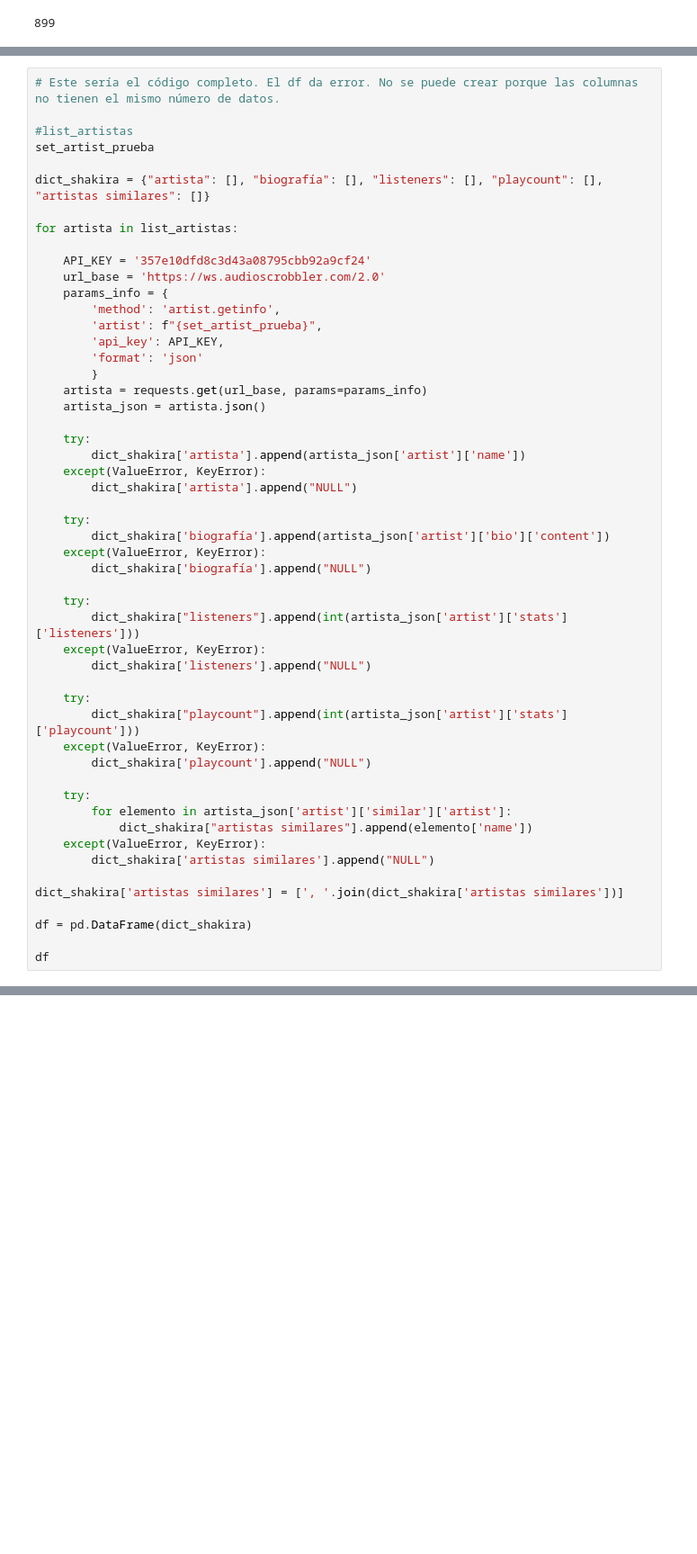
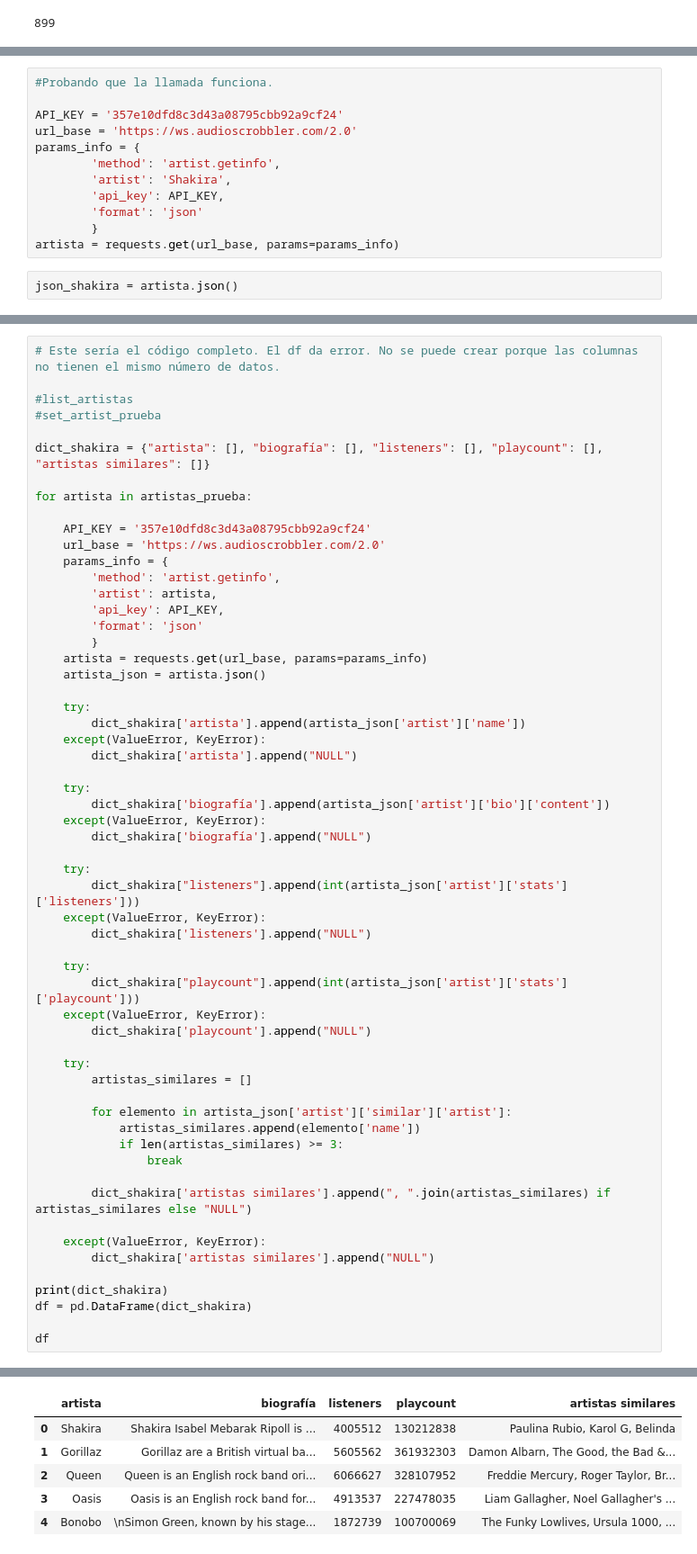
Before and after one commit to mpenacasares/equipo-2-musicStream-data-promoK, a Jupyter notebook: notebooks/pruebas_fiona_extracción_lastfm.ipynb, the cells around one changed output, grey strips where cells are left out. Shown at 90% size. Drawn from its saved outputs; the diff is of its cells as text; blank space fills up the shorter version.

Commit message:
Actualizaciones DF funcionando con llamada a API

```diff
--- a/notebooks/pruebas_fiona_extracción_lastfm.ipynb
+++ b/notebooks/pruebas_fiona_extracción_lastfm.ipynb
@@ -164,0 +164,14 @@ CÓDIGO HASTA AHORA - NEXT STEP: BUSCAR SOLUCION AL DATA FRAME
+# %%
+#Probando que la llamada funciona.
+
+API_KEY = '357e10dfd8c3d43a08795cbb92a9cf24'
+url_base = 'https://ws.audioscrobbler.com/2.0'
+params_info = {
+        'method': 'artist.getinfo',
+        'artist': 'Shakira',
+        'api_key': API_KEY,
+        'format': 'json'
+        }
+artista = requests.get(url_base, params=params_info)
+# %%
+json_shakira = artista.json()
@@ -166,17 +222,17 @@ CÓDIGO HASTA AHORA - NEXT STEP: BUSCAR SOLUCION AL DATA FRAME
 # Este sería el código completo. El df da error. No se puede crear porque las columnas no tienen el mismo número de datos.
 
 #list_artistas
-set_artist_prueba
+#set_artist_prueba
 
 dict_shakira = {"artista": [], "biografía": [], "listeners": [], "playcount": [], "artistas similares": []}
 
-for artista in list_artistas:
+for artista in artistas_prueba:
 
     API_KEY = '357e10dfd8c3d43a08795cbb92a9cf24'
     url_base = 'https://ws.audioscrobbler.com/2.0'
     params_info = {
         'method': 'artist.getinfo',
-        'artist': f"{set_artist_prueba}",
+        'artist': artista,
         'api_key': API_KEY,
         'format': 'json'
         }
@@ -204,13 +260,19 @@ for artista in list_artistas:
         dict_shakira['playcount'].append("NULL")
 
     try:
+        artistas_similares = []
+
         for elemento in artista_json['artist']['similar']['artist']:
-            dict_shakira["artistas similares"].append(elemento['name'])
+            artistas_similares.append(elemento['name'])
+            if len(artistas_similares) >= 3:
+                break
+
+        dict_shakira['artistas similares'].append(", ".join(artistas_similares) if artistas_similares else "NULL")
+
     except(ValueError, KeyError):
         dict_shakira['artistas similares'].append("NULL")
 
-dict_shakira['artistas similares'] = [', '.join(dict_shakira['artistas similares'])]
-
+print(dict_shakira)
 df = pd.DataFrame(dict_shakira)
 
 df
@@ -218,0 +281,6 @@ KeyboardInterrupt:
+|  | artista | biografía | listeners | playcount | artistas similares |
+| 0 | Shakira | Shakira Isabel Mebarak Ripoll is ... | 4005512 | 130212838 | Paulina Rubio, Karol G, Belinda |
+| 1 | Gorillaz | Gorillaz are a British virtual ba... | 5605562 | 361932303 | Damon Albarn, The Good, the Bad &... |
+| 2 | Queen | Queen is an English rock band ori... | 6066627 | 328107952 | Freddie Mercury, Roger Taylor, Br... |
+| 3 | Oasis | Oasis is an English rock band for... | 4913537 | 227478035 | Liam Gallagher, Noel Gallagher's ... |
+| 4 | Bonobo | \nSimon Green, known by his stage... | 1872739 | 100700069 | The Funky Lowlives, Ursula 1000, ... |
```
Also changed, not shown: parts of 9 cells of this notebook.
